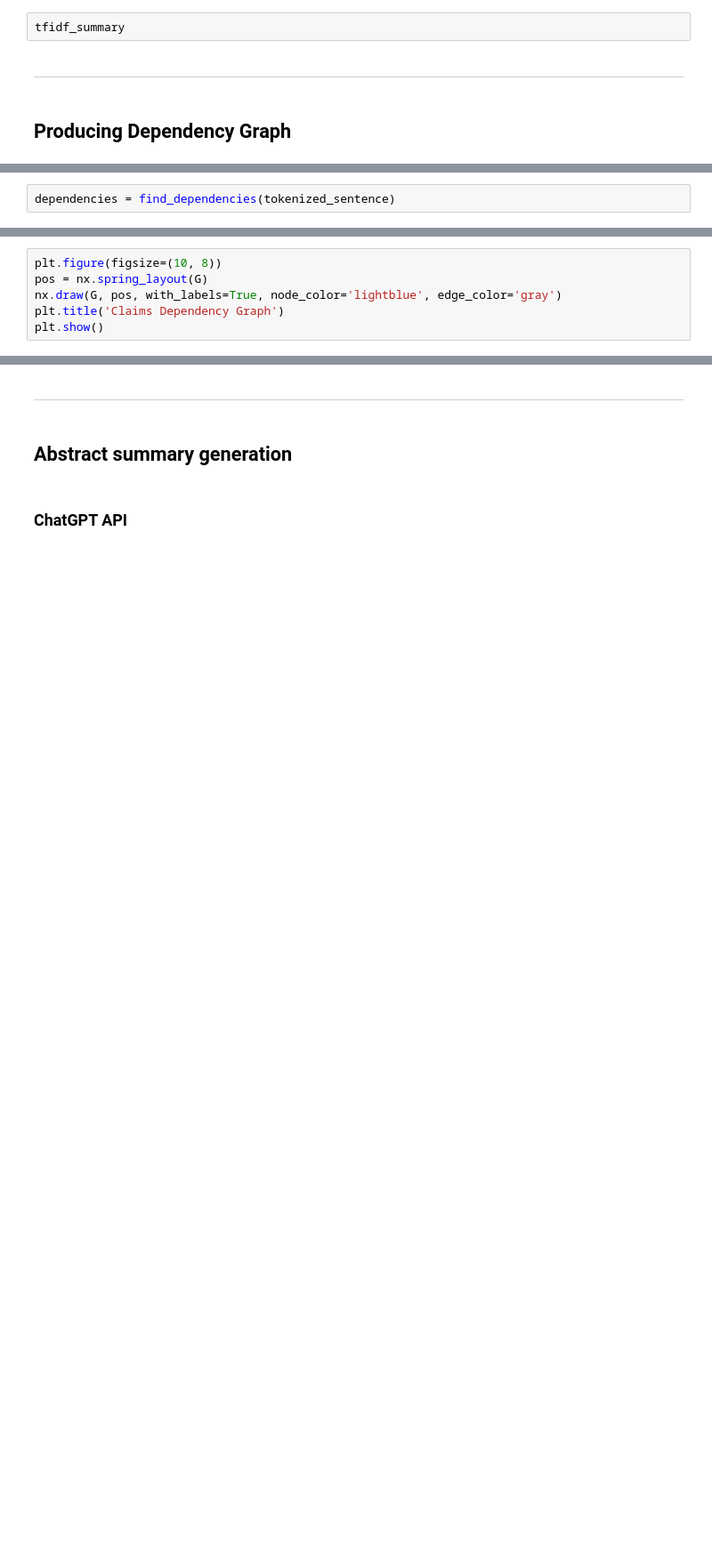
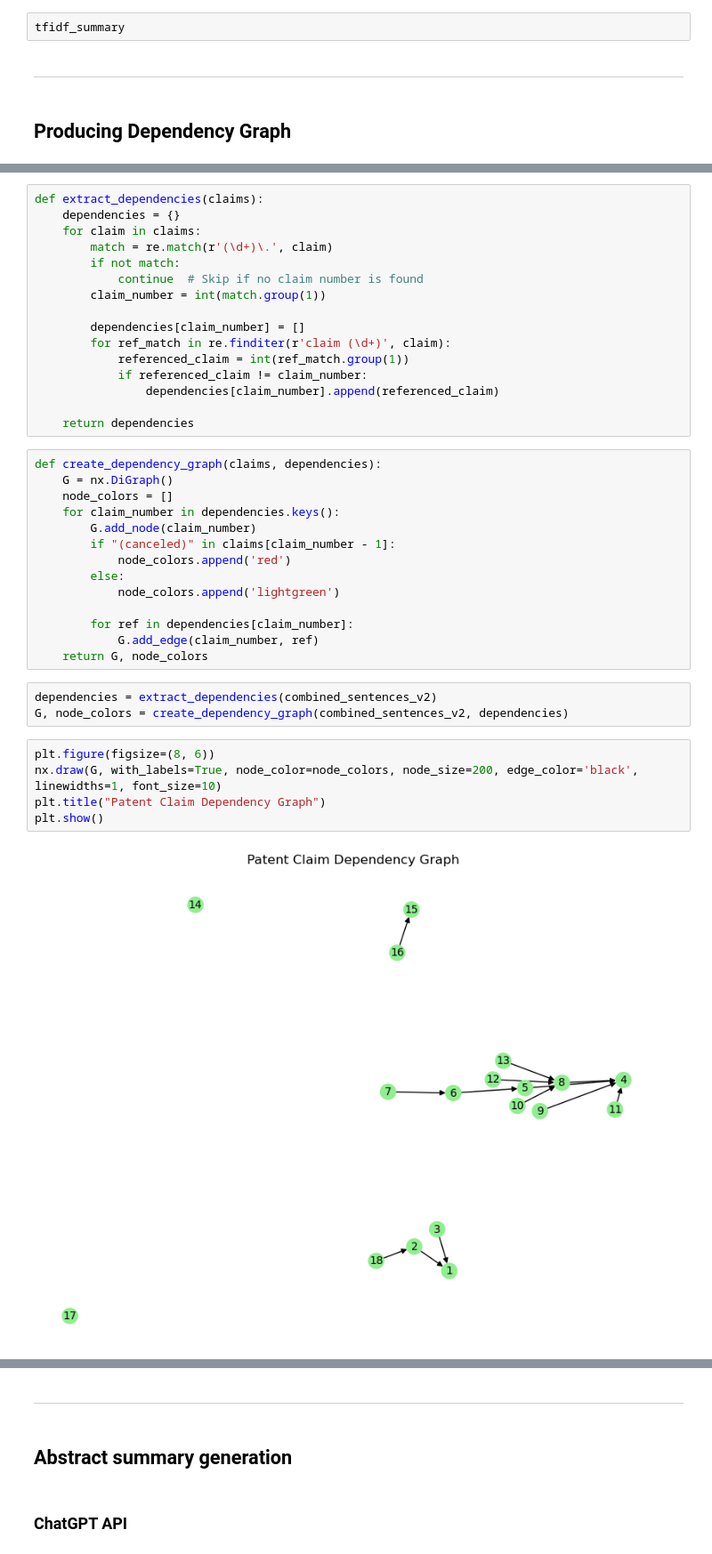
Before and after one commit to rei-kunn/TIUresearch, a Jupyter notebook: Txt_summarization_v2.ipynb, the cells around one changed output, grey strips where cells are left out. Shown at 89% size. Saved outputs shown, nothing was run; the diff lists cells and outputs as text; blank space fills up the shorter version.

Commit message:
update dependency graph

```diff
--- a/Txt_summarization_v2.ipynb
+++ b/Txt_summarization_v2.ipynb
@@ -511,2 +463,0 @@ def find_dependencies(tokenized_claims):
-# %%
-dependencies = find_dependencies(tokenized_sentence)
@@ -521,6 +467,40 @@ for claim, refs in dependencies.items():
+# %%
+def extract_dependencies(claims):
+    dependencies = {}
+    for claim in claims:
+        match = re.match(r'(\d+)\.', claim)
+        if not match:
+            continue  # Skip if no claim number is found
+        claim_number = int(match.group(1))
+
+        dependencies[claim_number] = []
+        for ref_match in re.finditer(r'claim (\d+)', claim):
+            referenced_claim = int(ref_match.group(1))
+            if referenced_claim != claim_number:
+                dependencies[claim_number].append(referenced_claim)
+
+    return dependencies
+# %%
+def create_dependency_graph(claims, dependencies):
+    G = nx.DiGraph()
+    node_colors = []
+    for claim_number in dependencies.keys():
+        G.add_node(claim_number)
+        if "(canceled)" in claims[claim_number - 1]:
+            node_colors.append('red')
+        else:
+            node_colors.append('lightgreen')
+
+        for ref in dependencies[claim_number]:
+            G.add_edge(claim_number, ref)
+    return G, node_colors
+# %%
+dependencies = extract_dependencies(combined_sentences_v2)
+G, node_colors = create_dependency_graph(combined_sentences_v2, dependencies)
 # %%
-plt.figure(figsize=(10, 8))
-pos = nx.spring_layout(G)
-nx.draw(G, pos, with_labels=True, node_color='lightblue', edge_color='gray')
-plt.title('Claims Dependency Graph')
+plt.figure(figsize=(8, 6))
+nx.draw(G, with_labels=True, node_color=node_colors, node_size=200, edge_color='black', linewidths=1, font_size=10)
+plt.title("Patent Claim Dependency Graph")
 plt.show()
+# %% [output]
+[figure, added]
```
Also changed, not shown: parts of 25 cells of this notebook, 1 other file.
